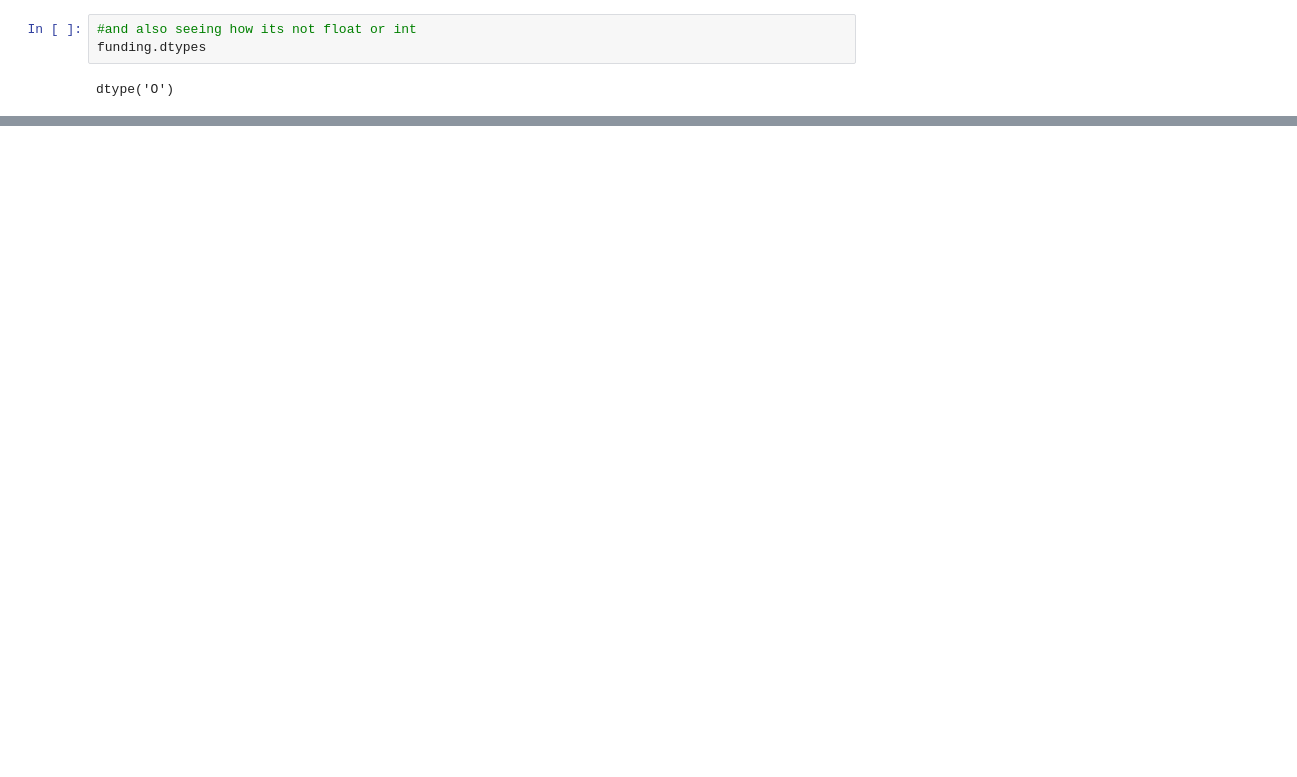
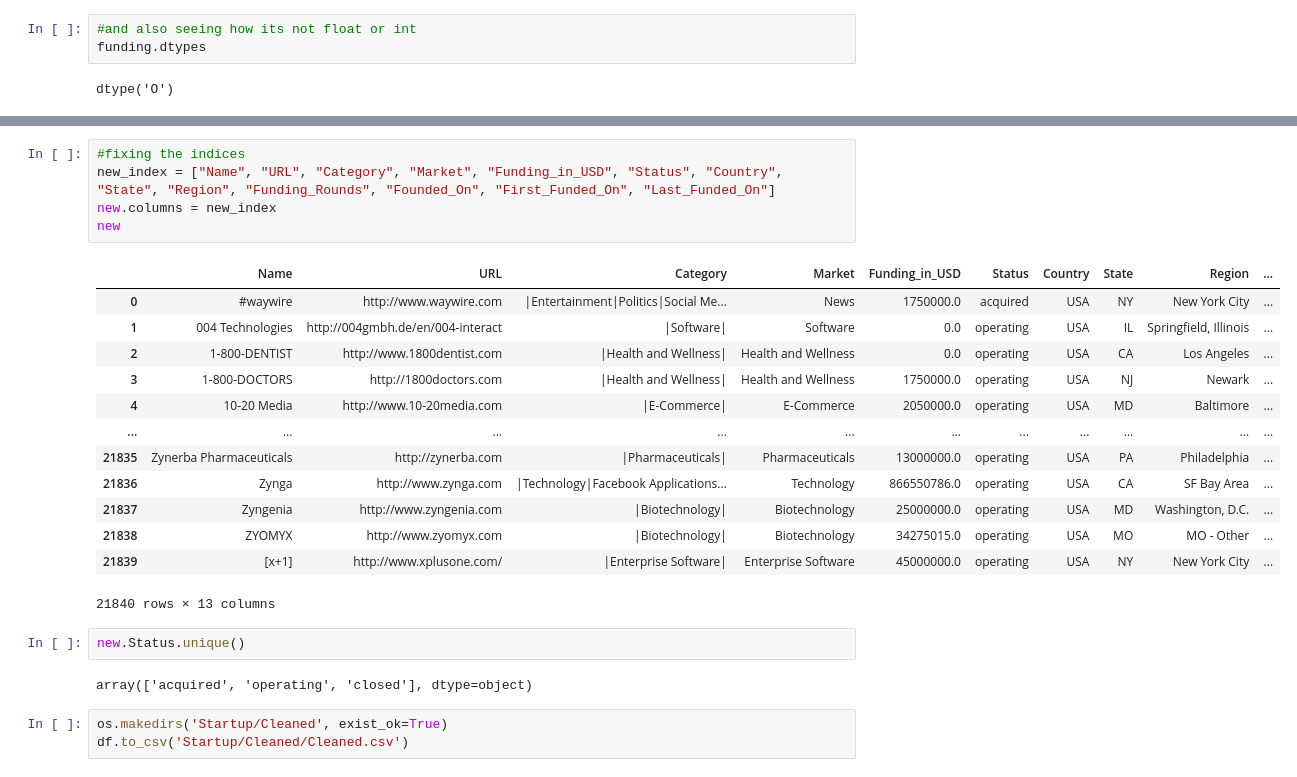
Before and after one commit to alblazer/Stocks, a Jupyter notebook: Startup/startups.ipynb, the cells around one changed output, grey strips where cells are left out. Drawn from its saved outputs; the diff is of its cells as text; blank space fills up the shorter version.

```diff
--- a/Startup/startups.ipynb
+++ b/Startup/startups.ipynb
@@ -152,0 +157,26 @@ new
+# %%
+#fixing the indices
+new_index = ["Name", "URL", "Category", "Market", "Funding_in_USD", "Status", "Country", "State", "Region", "Funding_Rounds", "Founded_On", "First_Funded_On", "Last_Funded_On"]
+new.columns = new_index
+new
+# %% [output]
+|  | Name | URL | Category | Market | Funding_in_USD | Status | Country | State | Region | ... |
+| 0 | #waywire | http://www.waywire.com | |Entertainment|Politics|Social Me... | News | 1750000.0 | acquired | USA | NY | New York City | ... |
+| 1 | 004 Technologies | http://004gmbh.de/en/004-interact | |Software| | Software | 0.0 | operating | USA | IL | Springfield, Illinois | ... |
+| 2 | 1-800-DENTIST | http://www.1800dentist.com | |Health and Wellness| | Health and Wellness | 0.0 | operating | USA | CA | Los Angeles | ... |
+| 3 | 1-800-DOCTORS | http://1800doctors.com | |Health and Wellness| | Health and Wellness | 1750000.0 | operating | USA | NJ | Newark | ... |
+| 4 | 10-20 Media | http://www.10-20media.com | |E-Commerce| | E-Commerce | 2050000.0 | operating | USA | MD | Baltimore | ... |
+| ... | ... | ... | ... | ... | ... | ... | ... | ... | ... | ... |
+| 21835 | Zynerba Pharmaceuticals | http://zynerba.com | |Pharmaceuticals| | Pharmaceuticals | 13000000.0 | operating | USA | PA | Philadelphia | ... |
+| 21836 | Zynga | http://www.zynga.com | |Technology|Facebook Applications... | Technology | 866550786.0 | operating | USA | CA | SF Bay Area | ... |
+| 21837 | Zyngenia | http://www.zyngenia.com | |Biotechnology| | Biotechnology | 25000000.0 | operating | USA | MD | Washington, D.C. | ... |
+| 21838 | ZYOMYX | http://www.zyomyx.com | |Biotechnology| | Biotechnology | 34275015.0 | operating | USA | MO | MO - Other | ... |
+| 21839 | [x+1] | http://www.xplusone.com/ | |Enterprise Software| | Enterprise Software | 45000000.0 | operating | USA | NY | New York City | ... |
+21840 rows × 13 columns
+# %%
+new.Status.unique()
+# %% [output]
+array(['acquired', 'operating', 'closed'], dtype=object)
+# %%
+os.makedirs('Startup/Cleaned', exist_ok=True)
+df.to_csv('Startup/Cleaned/Cleaned.csv')
```
Also changed, not shown: parts of 7 cells of this notebook, 1 other file.
